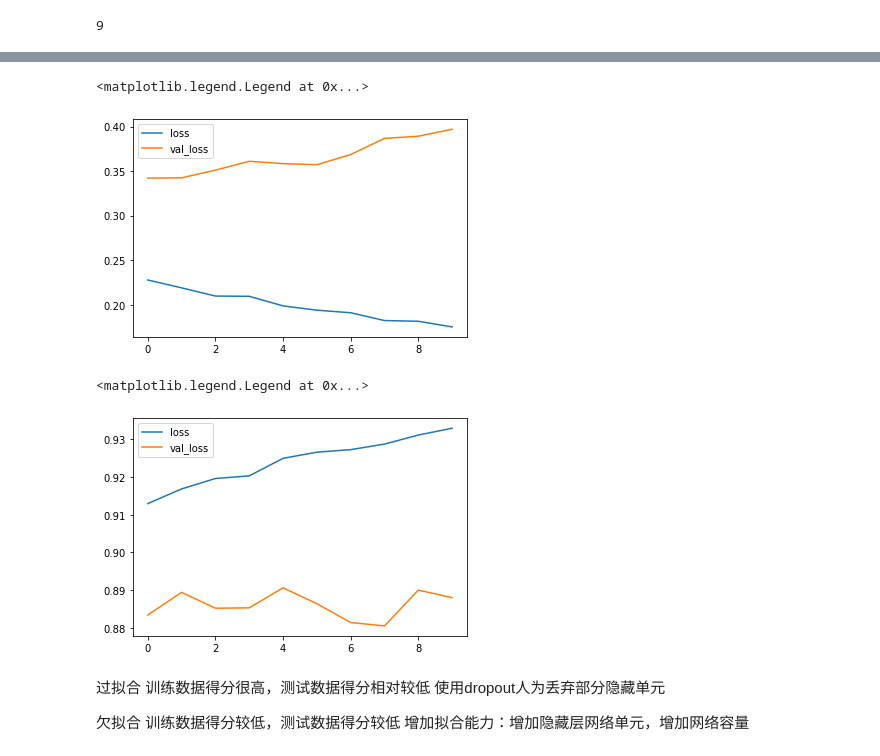
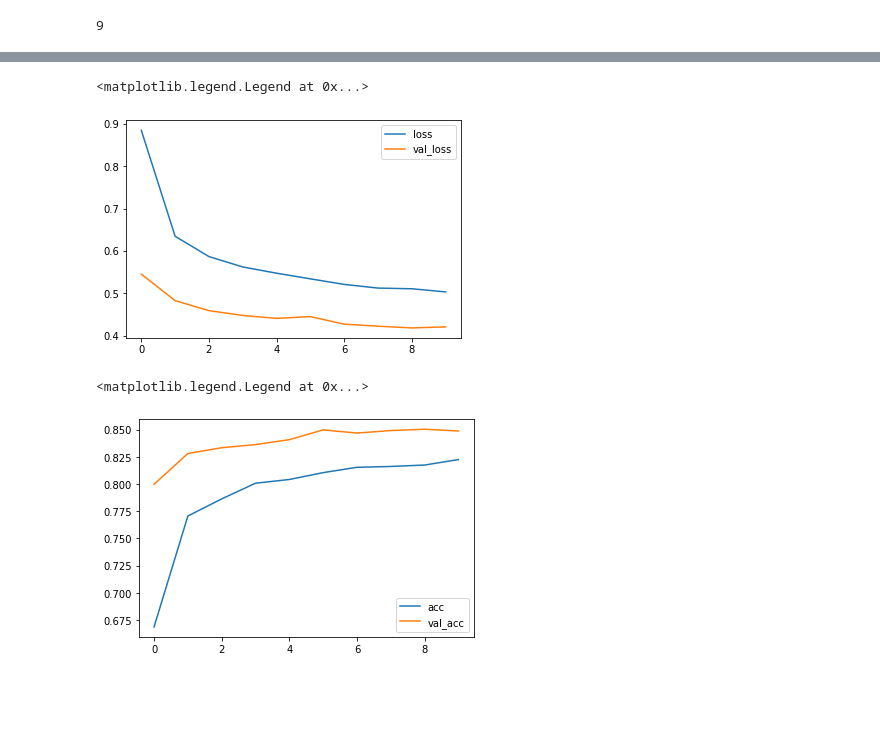
Before and after one commit to Rephilo/tensorflowCourse, a Jupyter notebook: ch.2/less13.ipynb, the cells around one changed output, grey strips where cells are left out. Saved outputs shown, nothing was run; the diff lists cells and outputs as text; code cells hidden in the pictures; blank space fills up the shorter version.

Commit message:
dropout

```diff
--- a/ch.2/less13.ipynb
+++ b/ch.2/less13.ipynb
@@ -122,8 +122,11 @@ test_label[0]
 model = tf.keras.Sequential()
 model.add(tf.keras.layers.Flatten(input_shape=(28, 28)))
 model.add(tf.keras.layers.Dense(128, activation='relu'))
+model.add(tf.keras.layers.Dropout(0.5))
 model.add(tf.keras.layers.Dense(128, activation='relu'))
+model.add(tf.keras.layers.Dropout(0.5))
 model.add(tf.keras.layers.Dense(128, activation='relu'))
+model.add(tf.keras.layers.Dropout(0.5))
 model.add(tf.keras.layers.Dense(10, activation='softmax'))
 # %%
 model.summary()
@@ -183,19 +185,11 @@ plt.plot(history.epoch, history.history.get('val_loss'), label='val_loss')
 plt.legend()
 # %% [output]
 <matplotlib.legend.Legend at 0x...>
-[figure, old version]
+[figure, new version]
 # %%
-plt.plot(history.epoch, history.history.get('acc'), label='loss')
-plt.plot(history.epoch, history.history.get('val_acc'), label='val_loss')
+plt.plot(history.epoch, history.history.get('acc'), label='acc')
+plt.plot(history.epoch, history.history.get('val_acc'), label='val_acc')
 plt.legend()
 # %% [output]
 <matplotlib.legend.Legend at 0x...>
-[figure, old version]
+[figure, new version]
-# %% [markdown]
-过拟合
-训练数据得分很高，测试数据得分相对较低
-使用dropout人为丢弃部分隐藏单元
-
-欠拟合
-训练数据得分较低，测试数据得分较低
-增加拟合能力：增加隐藏层网络单元，增加网络容量
```
Also changed, not shown: parts of 6 cells of this notebook, 1 other file.
